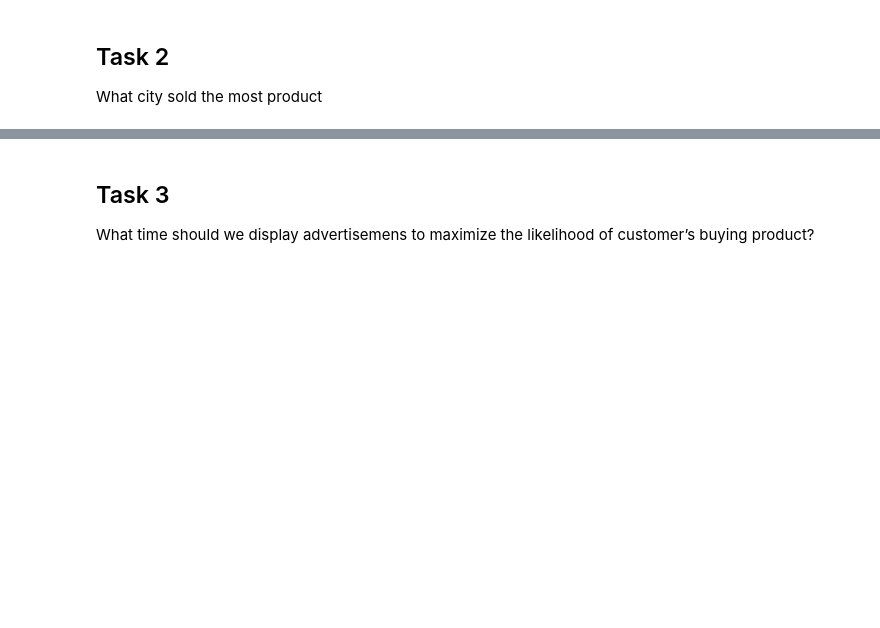
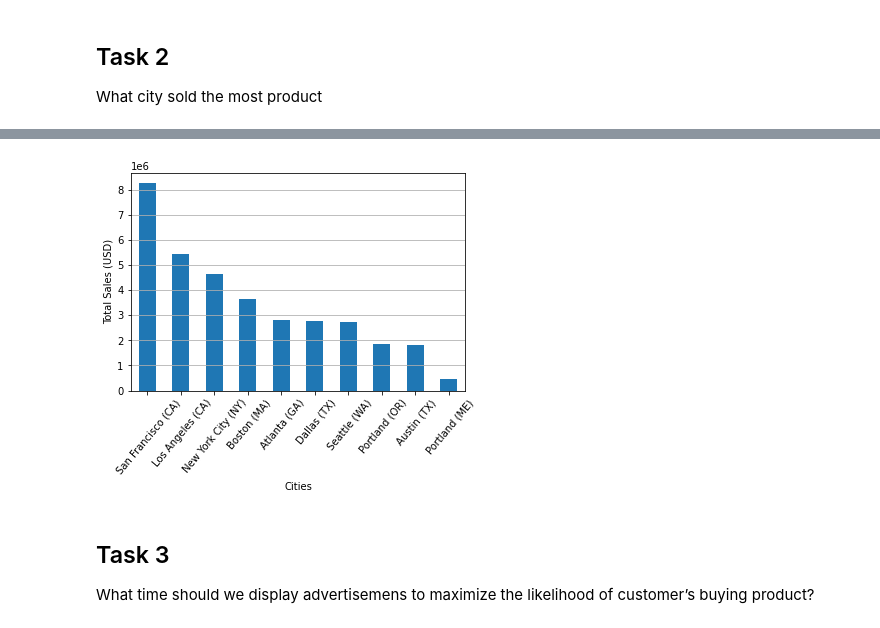
Before and after one commit to Uchoa-Gui/DataScience-Projects, a Jupyter notebook: notebooks/Sales_Analysis.ipynb, the cells around one changed output, grey strips where cells are left out. Drawn from its saved outputs; the diff is of its cells as text; code cells hidden in the pictures; blank space fills up the shorter version.

```diff
--- a/notebooks/Sales_Analysis.ipynb
+++ b/notebooks/Sales_Analysis.ipynb
@@ -226,3 +226,12 @@ plt.xticks(rotation = 50);
+# %%
+df_cities_sales = df.groupby('cities').sum()['sales'].sort_values(ascending=False)
+df_cities_sales.plot(kind='bar')
+plt.grid(axis='y')
+plt.xticks(rotation = 50);
+plt.xlabel('Cities')
+plt.ylabel('Total Sales (USD)');
+# %% [output]
+[figure, added]
 # %% [markdown]
 ## Task 3
 What time should we display advertisemens to maximize the likelihood of customer’s buying product?
```
Also changed, not shown: parts of 20 cells of this notebook.
